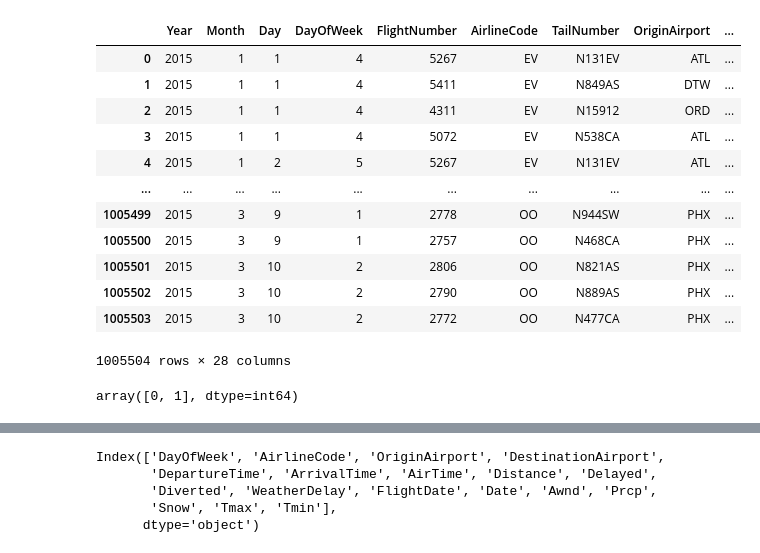
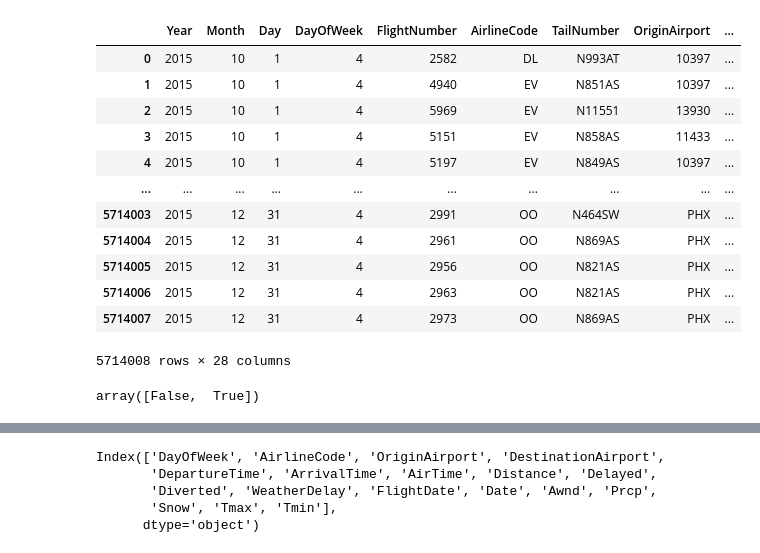
Before and after one commit to DataaAlchemist/PredictingFlightDelays, a Jupyter notebook: src/models/train_model.ipynb, the cells around one changed output, grey strips where cells are left out. Drawn from its saved outputs; the diff is of its cells as text; code cells hidden in the pictures.

```diff
--- a/src/models/train_model.ipynb
+++ b/src/models/train_model.ipynb
@@ -3,26 +5,26 @@ import pandas as pd
 import warnings
 warnings.filterwarnings("ignore")
 # %%
-merged_weather_flight = pd.read_csv('../data/processed/flights_weather.csv')
+merged_weather_flight = pd.read_csv('../../data/processed/flights_weather.csv')
 merged_weather_flight
 # %% [output]
 |  | Year | Month | Day | DayOfWeek | FlightNumber | AirlineCode | TailNumber | OriginAirport | ... |
-| 0 | 2015 | 1 | 1 | 4 | 5267 | EV | N131EV | ATL | ... |
-| 1 | 2015 | 1 | 1 | 4 | 5411 | EV | N849AS | DTW | ... |
-| 2 | 2015 | 1 | 1 | 4 | 4311 | EV | N15912 | ORD | ... |
-| 3 | 2015 | 1 | 1 | 4 | 5072 | EV | N538CA | ATL | ... |
-| 4 | 2015 | 1 | 2 | 5 | 5267 | EV | N131EV | ATL | ... |
+| 0 | 2015 | 10 | 1 | 4 | 2582 | DL | N993AT | 10397 | ... |
+| 1 | 2015 | 10 | 1 | 4 | 4940 | EV | N851AS | 10397 | ... |
+| 2 | 2015 | 10 | 1 | 4 | 5969 | EV | N11551 | 13930 | ... |
+| 3 | 2015 | 10 | 1 | 4 | 5151 | EV | N858AS | 11433 | ... |
+| 4 | 2015 | 10 | 1 | 4 | 5197 | EV | N849AS | 10397 | ... |
 | ... | ... | ... | ... | ... | ... | ... | ... | ... | ... |
-| 1005499 | 2015 | 3 | 9 | 1 | 2778 | OO | N944SW | PHX | ... |
-| 1005500 | 2015 | 3 | 9 | 1 | 2757 | OO | N468CA | PHX | ... |
-| 1005501 | 2015 | 3 | 10 | 2 | 2806 | OO | N821AS | PHX | ... |
-| 1005502 | 2015 | 3 | 10 | 2 | 2790 | OO | N889AS | PHX | ... |
-| 1005503 | 2015 | 3 | 10 | 2 | 2772 | OO | N477CA | PHX | ... |
+| 5714003 | 2015 | 12 | 31 | 4 | 2991 | OO | N464SW | PHX | ... |
+| 5714004 | 2015 | 12 | 31 | 4 | 2961 | OO | N869AS | PHX | ... |
+| 5714005 | 2015 | 12 | 31 | 4 | 2956 | OO | N821AS | PHX | ... |
+| 5714006 | 2015 | 12 | 31 | 4 | 2963 | OO | N821AS | PHX | ... |
+| 5714007 | 2015 | 12 | 31 | 4 | 2973 | OO | N869AS | PHX | ... |
-1005504 rows × 28 columns
+5714008 rows × 28 columns
 # %%
 merged_weather_flight['Delayed'].unique()
 # %% [output]
-array([0, 1], dtype=int64)
+array([False,  True])
 # %%
 merged_weather_flight = merged_weather_flight[['DayOfWeek', 'AirlineCode', 'OriginAirport', 'DestinationAirport', 'DepartureTime',
        'ArrivalTime', 'AirTime', 'Distance', 'Delayed',
```
Also changed, not shown: parts of 10 cells of this notebook.
